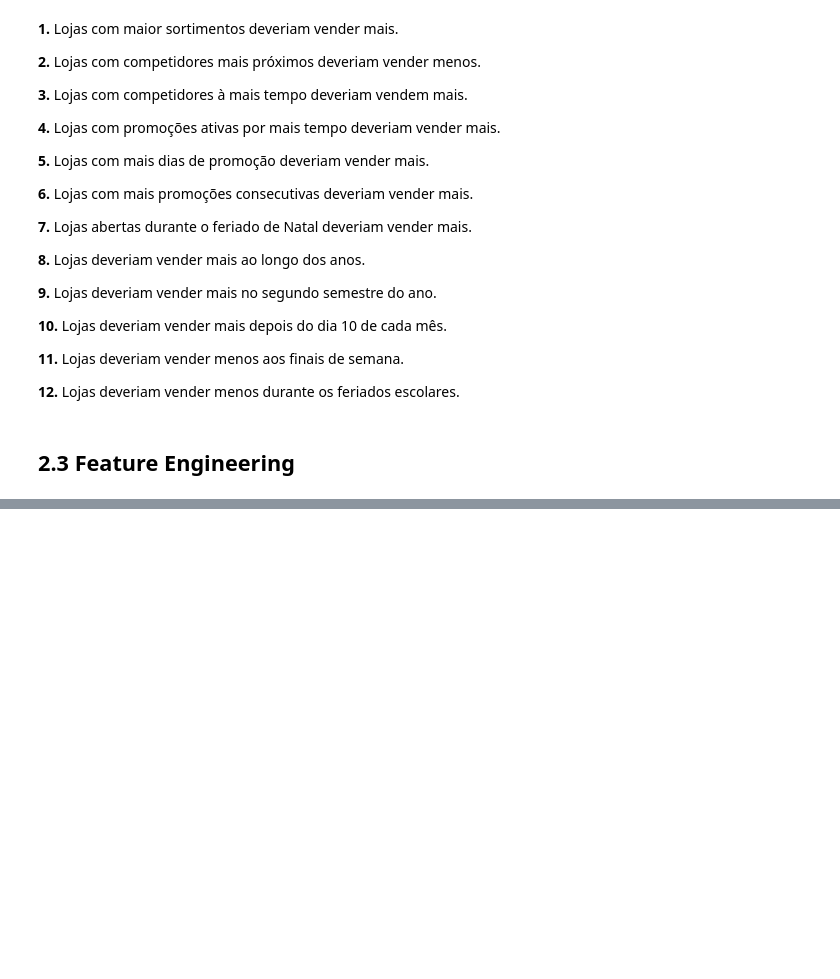
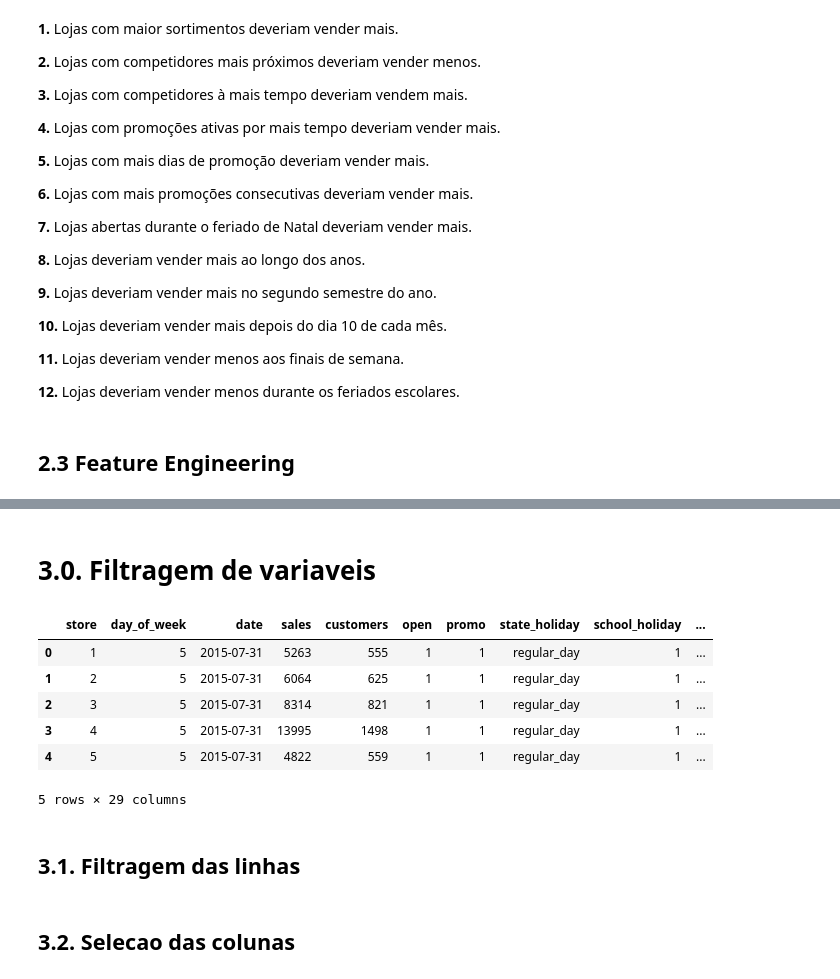
Before and after one commit to glopesds1/dsemproducao, a Jupyter notebook: m03_v01_store_sales_prediction.ipynb, the cells around one changed output, grey strips where cells are left out. Cells and saved outputs as stored; diff of their text form; code cells hidden in the pictures; blank space fills up the shorter version.

Commit message:
added filtragem de variaveis

```diff
--- a/m03_v01_store_sales_prediction.ipynb
+++ b/m03_v01_store_sales_prediction.ipynb
@@ -369,3 +369,19 @@ df2.head().T
 | competition_time_month | 84 | 94 | 105 | 71 | 4 |
 | promo_since | 2015-07-27 00:00:00 | 2010-03-22 00:00:00 | 2011-03-28 00:00:00 | 2015-07-27 00:00:00 | 2015-07-27 00:00:00 |
 | promo_time_week | 0 | 279 | 226 | 0 | 0 |
+# %% [markdown]
+# 3.0. Filtragem de variaveis
+# %%
+df3 = df2.copy()
+# %%
+df3.head()
+# %% [output]
+|  | store | day_of_week | date | sales | customers | open | promo | state_holiday | school_holiday | ... |
+| 0 | 1 | 5 | 2015-07-31 | 5263 | 555 | 1 | 1 | regular_day | 1 | ... |
+| 1 | 2 | 5 | 2015-07-31 | 6064 | 625 | 1 | 1 | regular_day | 1 | ... |
+| 2 | 3 | 5 | 2015-07-31 | 8314 | 821 | 1 | 1 | regular_day | 1 | ... |
+| 3 | 4 | 5 | 2015-07-31 | 13995 | 1498 | 1 | 1 | regular_day | 1 | ... |
+| 4 | 5 | 5 | 2015-07-31 | 4822 | 559 | 1 | 1 | regular_day | 1 | ... |
+5 rows × 29 columns
+# %% [markdown]
+## 3.1. Filtragem das linhas
@@ -371,0 +390,2 @@ df2.head().T
+# %% [markdown]
+## 3.2. Selecao das colunas
```
Also changed, not shown: parts of 2 cells of this notebook.
